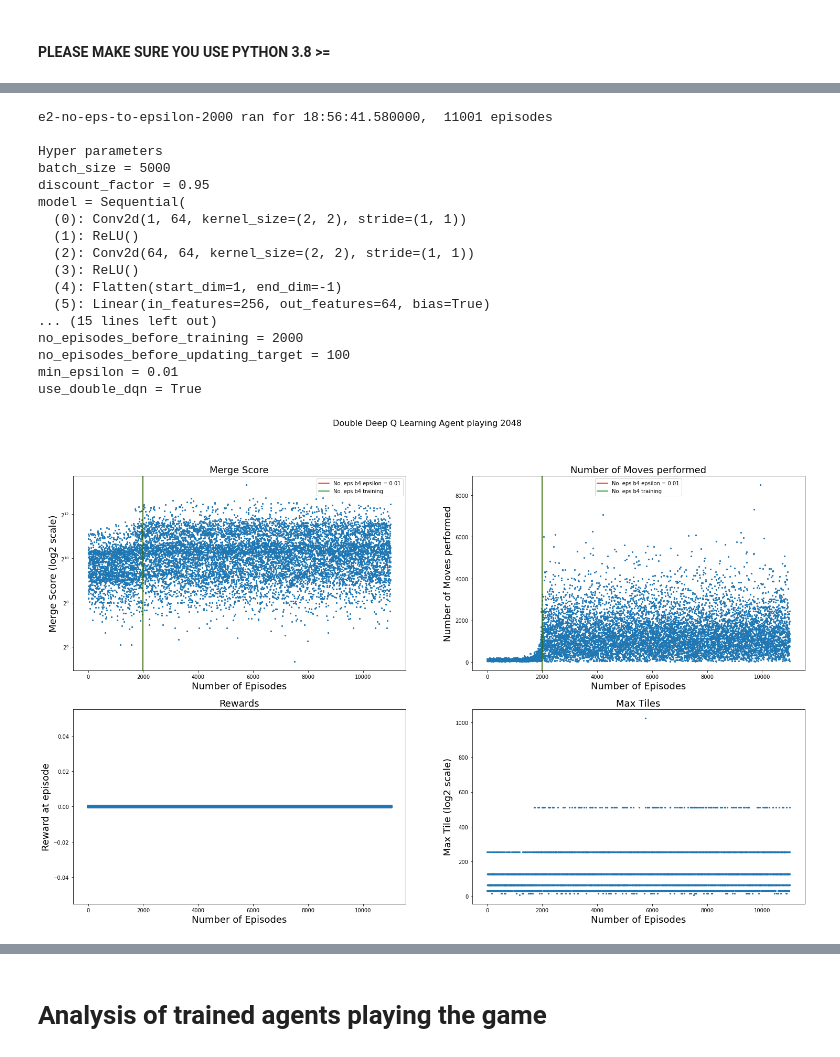
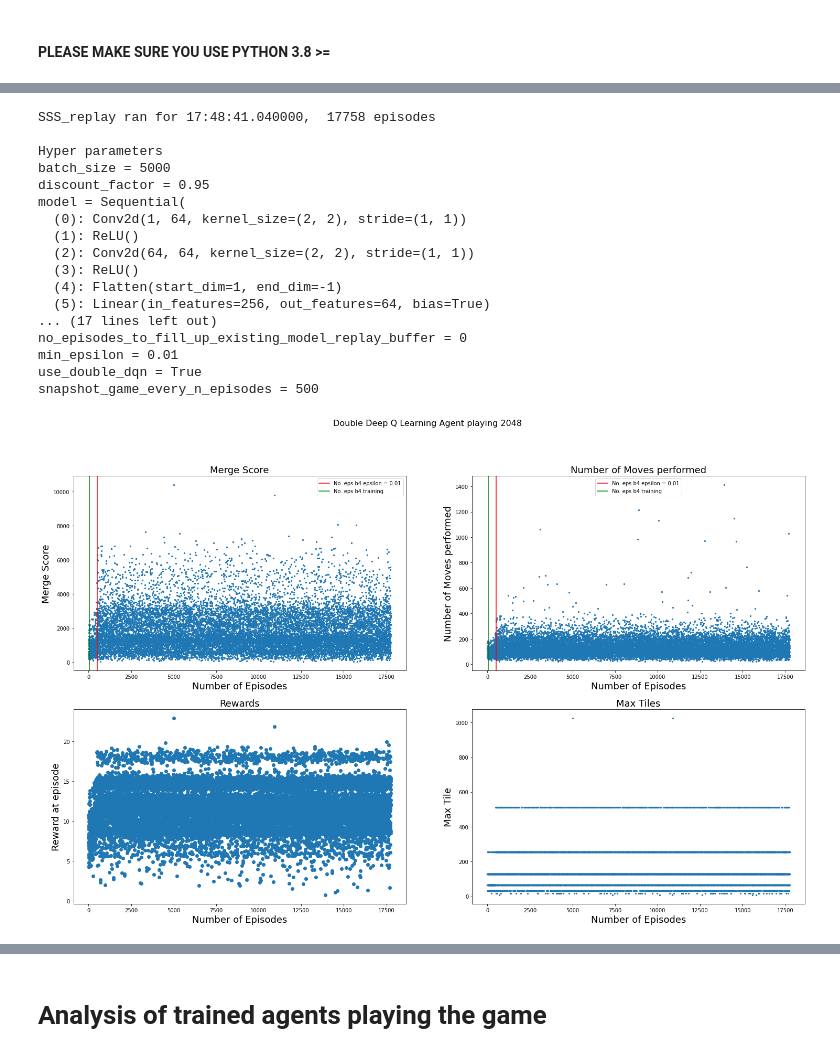
Before and after one commit to ribal-aladeeb/reinforcement-learning-2048, a Jupyter notebook: experiments/experiment_analysis.ipynb, the cells around one changed output, grey strips where cells are left out. Saved outputs shown, nothing was run; the diff lists cells and outputs as text; code cells hidden in the pictures.

```diff
--- a/experiments/experiment_analysis.ipynb
+++ b/experiments/experiment_analysis.ipynb
@@ -33,7 +33,7 @@ for j, job in enumerate(jobs):
 25 untitled.txt
 26 upleft_baseline
 # %%
-job_name = jobs[]
+job_name = jobs[24]
 # Load episode data, hyper parameters and runtime from saved pickle objects
 episodes = load_pickle(job_name, 'episodes.p')
 hyperparameters = load_pickle(job_name, 'hyperparameters.p')
@@ -51,7 +51,7 @@ print("Hyper parameters")
 for key in hyperparameters:
     print(key, "=", hyperparameters[key])
 # %% [output]
-e2-no-eps-to-epsilon-2000 ran for 18:56:41.580000,  11001 episodes
+SSS_replay ran for 17:48:41.040000,  17758 episodes
 
 Hyper parameters
 batch_size = 5000
@@ -63,15 +63,16 @@ model = Sequential(
   (3): ReLU()
   (4): Flatten(start_dim=1, end_dim=-1)
   (5): Linear(in_features=256, out_features=64, bias=True)
-... (15 lines left out)
-no_episodes_before_training = 2000
-no_episodes_before_updating_target = 100
+... (17 lines left out)
+no_episodes_to_fill_up_existing_model_replay_buffer = 0
 min_epsilon = 0.01
 use_double_dqn = True
+snapshot_game_every_n_episodes = 500
 # %%
 # [{'max_tile': 32, 'merge_score': 376, 'number': 0, 'reward': 1, 'epsilon': 1.0, 'number_moves': 67}, ...]
 # array([[ 32., 376.,   0.,   1.,   1.,  67.], ...])
 s = 5
+
 
 try:
     max_tiles = episode_matrix.T[0]
@@ -97,43 +98,43 @@ ax3 = fig.add_subplot(223)
 ax4 = fig.add_subplot(224)
 
 # ax1.set_yscale('log', base=2)
-ax1.set_yscale('log', base=2)
+#ax1.set_yscale('log', base=2)
 
 title = "Deep Q Learning Agent playing 2048"
 if hyperparameters['use_double_dqn']:
     title = "Double " + title
 fig.suptitle(title, fontsize=16)
 
 
 ax1.scatter(iteration, merge_scores, s=s)
 ax1.set_title("Merge Score", fontsize=18)
-ax1.set_ylabel("Merge Score (log2 scale)", fontsize=18)
+ax1.set_ylabel("Merge Score", fontsize=18)
 ax1.set_xlabel("Number of Episodes", fontsize=18)
 ax1.axvline(x=hyperparameters["no_episodes_to_reach_epsilon"], c='r', label=f"No. eps b4 epsilon = {hyperparameters['min_epsilon']}")
 ax1.axvline(x=hyperparameters["no_episodes_before_training"], c='g', label="No. eps b4 training")
 ax1.legend()
 
 ax4.scatter(iteration, max_tiles, s=s)
 ax4.set_title("Max Tiles",  fontsize=18)
-ax4.set_ylabel("Max Tile (log2 scale)", fontsize=18)
+ax4.set_ylabel("Max Tile", fontsize=18)
 ax4.set_xlabel("Number of Episodes", fontsize=18)
 
 ax3.scatter(iteration, rewards)
 ax3.set_title("Rewards", fontsize=18)
 ax3.set_ylabel("Reward at episode", fontsize=18)
 ax3.set_xlabel("Number of Episodes", fontsize=18)
 
 ax2.scatter(iteration, number_of_moves, s=s)
 ax2.set_title("Number of Moves performed", fontsize=18)
 ax2.set_ylabel("Number of Moves performed", fontsize=18)
 ax2.axvline(x=hyperparameters["no_episodes_to_reach_epsilon"], c='r', label=f"No. eps b4 epsilon = {hyperparameters['min_epsilon']}")
 ax2.axvline(x=hyperparameters["no_episodes_before_training"], c='g', label="No. eps b4 training")
 ax2.legend()
 ax2.set_xlabel("Number of Episodes", fontsize=18)
 
 plt.show()
 # %% [output]
-[figure, old version]
+[figure, new version]
 # %%
 
 fig = plt.figure(figsize=(10,6))
```
Also changed, not shown: parts of 2 cells of this notebook.
